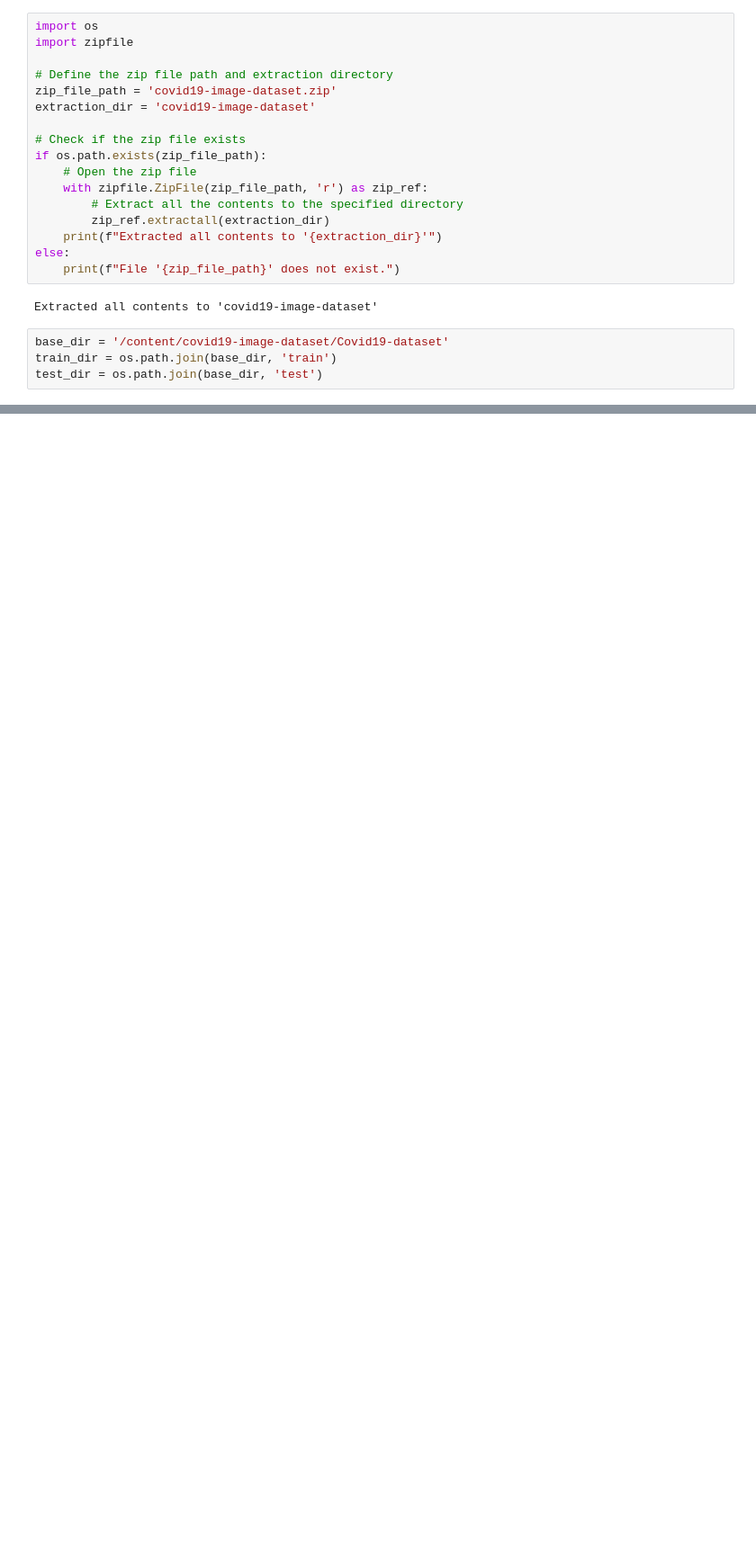
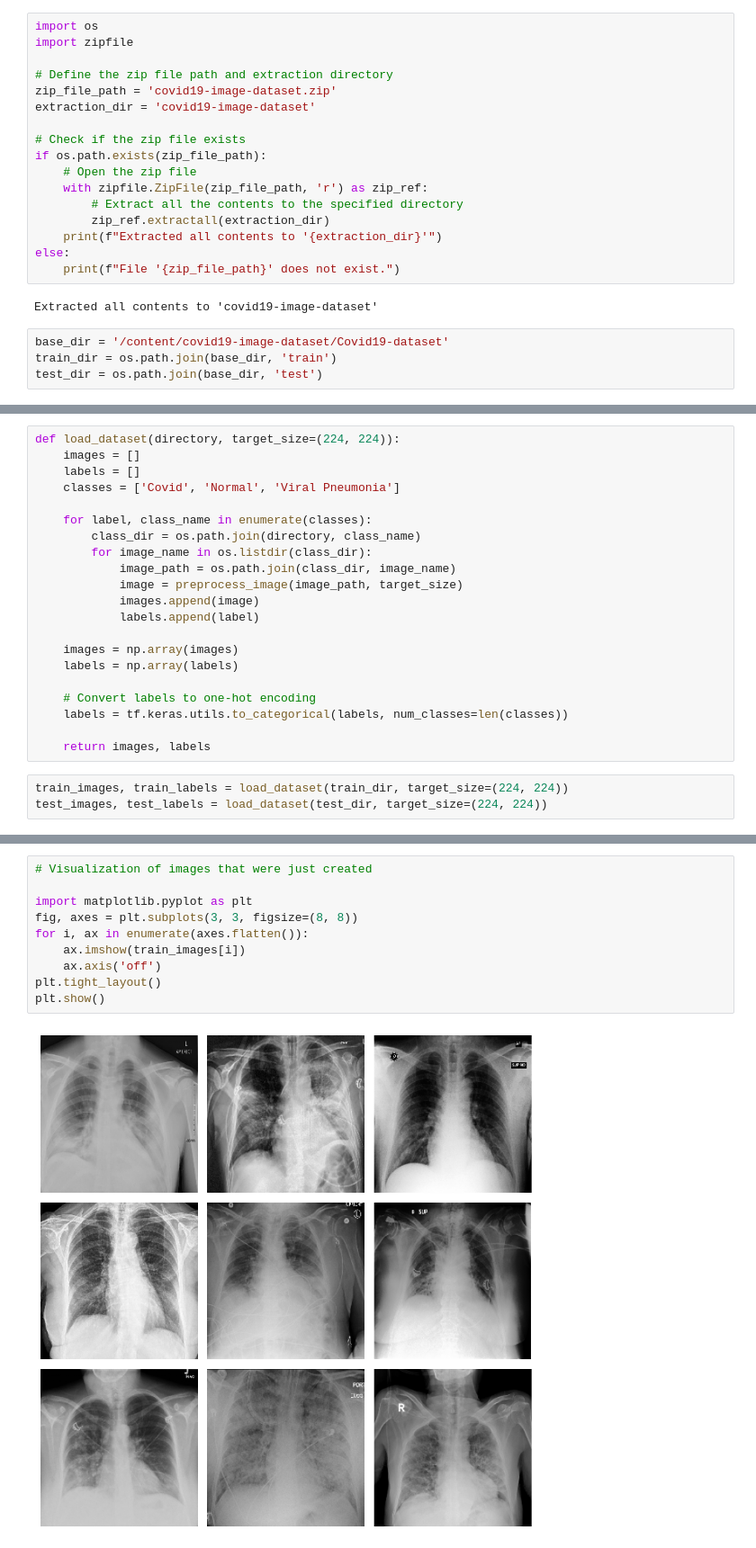
Before and after one commit to hssathu4596/XAI_Medical_Imaging, a Jupyter notebook: XAI_CNNs.ipynb, the cells around one changed output, grey strips where cells are left out. Shown at 90% size. Drawn from its saved outputs; the diff is of its cells as text; blank space fills up the shorter version.

```diff
--- a/XAI_CNNs.ipynb
+++ b/XAI_CNNs.ipynb
@@ -77,0 +101,24 @@ plt.show()
+# %%
+def load_dataset(directory, target_size=(224, 224)):
+    images = []
+    labels = []
+    classes = ['Covid', 'Normal', 'Viral Pneumonia']
+
+    for label, class_name in enumerate(classes):
+        class_dir = os.path.join(directory, class_name)
+        for image_name in os.listdir(class_dir):
+            image_path = os.path.join(class_dir, image_name)
+            image = preprocess_image(image_path, target_size)
+            images.append(image)
+            labels.append(label)
+
+    images = np.array(images)
+    labels = np.array(labels)
+
+    # Convert labels to one-hot encoding
+    labels = tf.keras.utils.to_categorical(labels, num_classes=len(classes))
+
+    return images, labels
+# %%
+train_images, train_labels = load_dataset(train_dir, target_size=(224, 224))
+test_images, test_labels = load_dataset(test_dir, target_size=(224, 224))
@@ -77,0 +142,12 @@ plt.show()
+# %%
+# Visualization of images that were just created
+
+import matplotlib.pyplot as plt
+fig, axes = plt.subplots(3, 3, figsize=(8, 8))
+for i, ax in enumerate(axes.flatten()):
+    ax.imshow(train_images[i])
+    ax.axis('off')
+plt.tight_layout()
+plt.show()
+# %% [output]
+[figure, added]
```
Also changed, not shown: parts of 19 cells of this notebook.
